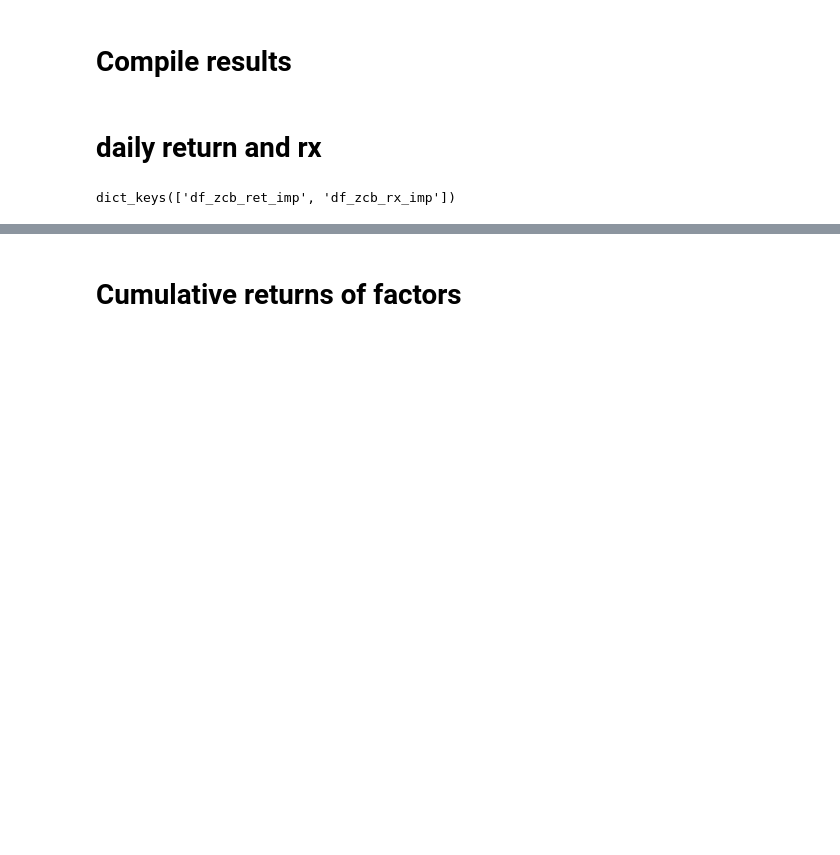
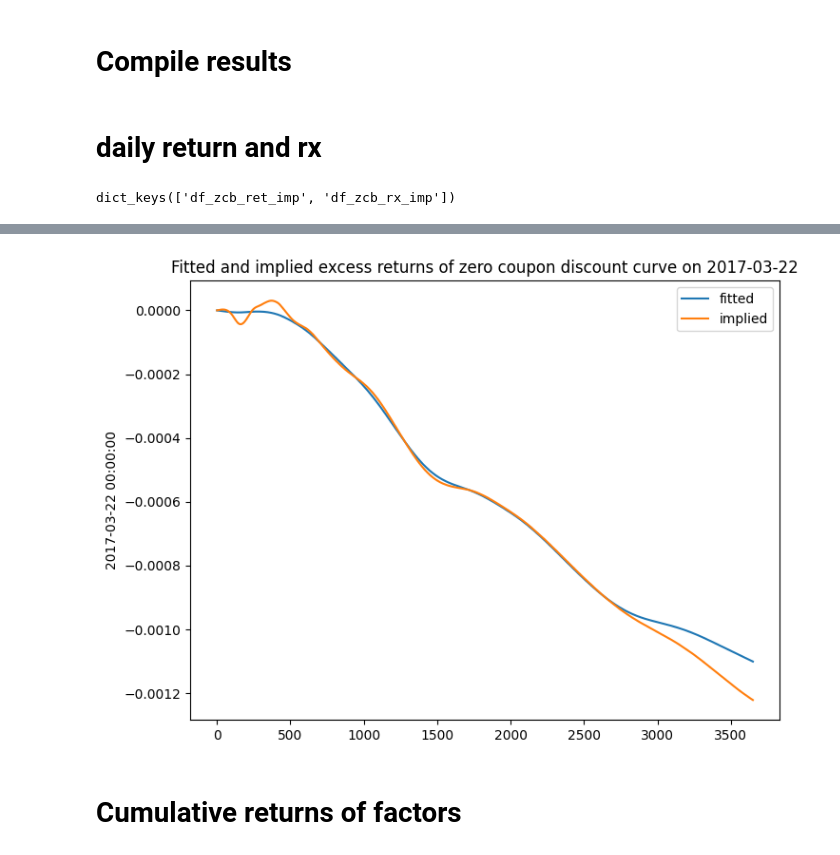
Before and after one commit to ZetongLiu/Alternative_KR_return, a Jupyter notebook: KR_ret_models/read_ret_curve.ipynb, the cells around one changed output, grey strips where cells are left out. Drawn from its saved outputs; the diff is of its cells as text; code cells hidden in the pictures; blank space fills up the shorter version.

```diff
--- a/KR_ret_models/read_ret_curve.ipynb
+++ b/KR_ret_models/read_ret_curve.ipynb
@@ -253,3 +254,19 @@ plt.show()
+# %%
+import seaborn as sns
+
+example_date = '2017-03-22'
+
+dict_zcb = pd.read_pickle(dir_out + 'dict_zcb.pkl')
+df_zcb_rx_daily = dict_zcb['df_zcb_rx_daily']
+
+fig, ax = plt.subplots(figsize=(8, 6))
+sns.lineplot(data=df_zcb_rx_daily.loc[example_date], ax=ax, label='fitted')
+sns.lineplot(data=df_zcb_rx_imp.loc[example_date], ax=ax, label='implied')
+ax.set_title('Fitted and implied excess returns of zero coupon discount curve on {}'.format(example_date))
+ax.legend()
+plt.show()
+# %% [output]
+[figure, added]
 # %% [markdown]
 # Cumulative returns of factors
 # %%
```
Also changed, not shown: parts of 7 cells of this notebook, 6 other files.
